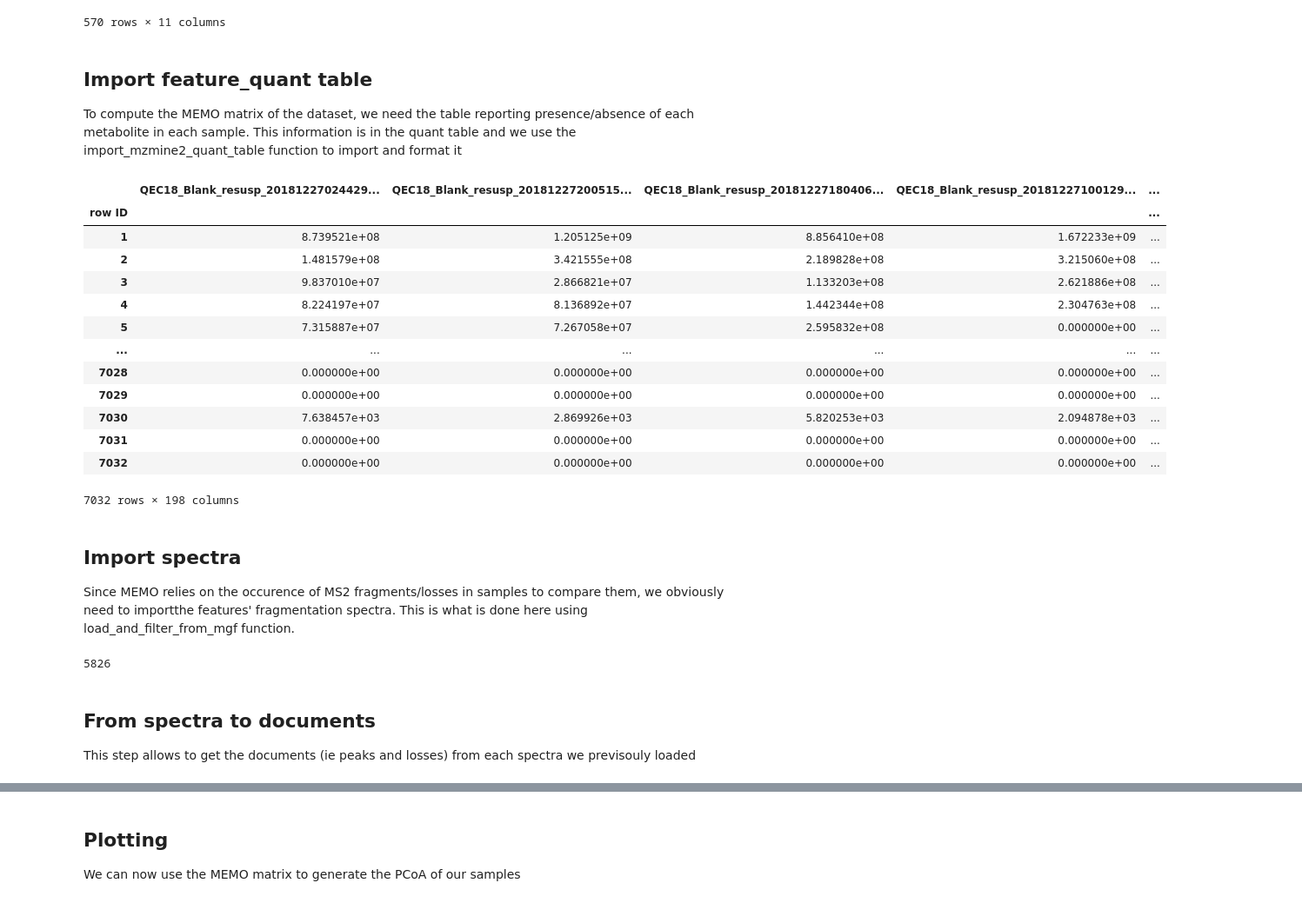
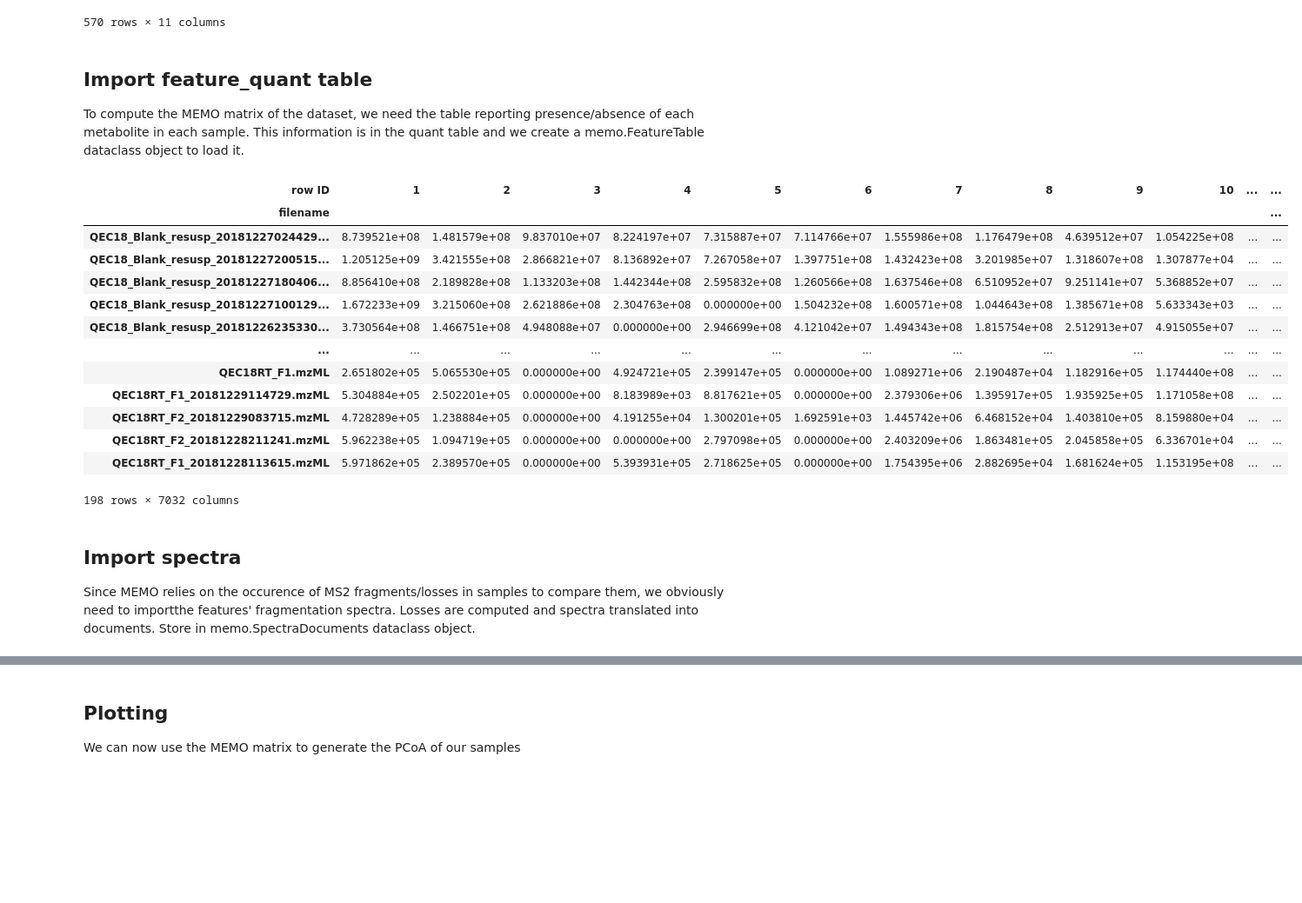
Before and after one commit to mandelbrot-project/memo, a Jupyter notebook: tutorial_memo.ipynb, the cells around one changed output, grey strips where cells are left out. Shown at 87% size. Drawn from its saved outputs; the diff is of its cells as text; code cells hidden in the pictures; blank space fills up the shorter version.

```diff
--- a/tutorial_memo.ipynb
+++ b/tutorial_memo.ipynb
@@ -68,34 +68,25 @@ df_meta
 570 rows × 11 columns
 # %% [markdown]
 ## Import feature_quant table
-To compute the MEMO matrix of the dataset, we need the table reporting presence/absence of each metabolite in each sample. This information is in the quant table and we use the import_mzmine2_quant_table function to import and format it
+To compute the MEMO matrix of the dataset, we need the table reporting presence/absence of each metabolite in each sample. This information is in the quant table and we create a memo.FeatureTable dataclass object to load it.
 # %%
-quant = memo.import_mzmine2_quant_table("data/quantification_table-00000.csv")
-quant
+feat_table_qe = memo.FeatureTable(path="data/quantification_table-00000.csv")
+feat_table_qe.quant_table
 # %% [output]
-|  | QEC18_Blank_resusp_20181227024429... | QEC18_Blank_resusp_20181227200515... | QEC18_Blank_resusp_20181227180406... | QEC18_Blank_resusp_20181227100129... | ... |
-| row ID |  |  |  |  | ... |
-| 1 | 8.739521e+08 | 1.205125e+09 | 8.856410e+08 | 1.672233e+09 | ... |
-| 2 | 1.481579e+08 | 3.421555e+08 | 2.189828e+08 | 3.215060e+08 | ... |
-| 3 | 9.837010e+07 | 2.866821e+07 | 1.133203e+08 | 2.621886e+08 | ... |
-| 4 | 8.224197e+07 | 8.136892e+07 | 1.442344e+08 | 2.304763e+08 | ... |
-| 5 | 7.315887e+07 | 7.267058e+07 | 2.595832e+08 | 0.000000e+00 | ... |
-| ... | ... | ... | ... | ... | ... |
-| 7028 | 0.000000e+00 | 0.000000e+00 | 0.000000e+00 | 0.000000e+00 | ... |
-| 7029 | 0.000000e+00 | 0.000000e+00 | 0.000000e+00 | 0.000000e+00 | ... |
-| 7030 | 7.638457e+03 | 2.869926e+03 | 5.820253e+03 | 2.094878e+03 | ... |
-| 7031 | 0.000000e+00 | 0.000000e+00 | 0.000000e+00 | 0.000000e+00 | ... |
-| 7032 | 0.000000e+00 | 0.000000e+00 | 0.000000e+00 | 0.000000e+00 | ... |
+| row ID | 1 | 2 | 3 | 4 | 5 | 6 | 7 | 8 | 9 | 10 | ... | ... |
+| filename |  |  |  |  |  |  |  |  |  |  |  | ... |
+| QEC18_Blank_resusp_20181227024429... | 8.739521e+08 | 1.481579e+08 | 9.837010e+07 | 8.224197e+07 | 7.315887e+07 | 7.114766e+07 | 1.555986e+08 | 1.176479e+08 | 4.639512e+07 | 1.054225e+08 | ... | ... |
+| QEC18_Blank_resusp_20181227200515... | 1.205125e+09 | 3.421555e+08 | 2.866821e+07 | 8.136892e+07 | 7.267058e+07 | 1.397751e+08 | 1.432423e+08 | 3.201985e+07 | 1.318607e+08 | 1.307877e+04 | ... | ... |
+| QEC18_Blank_resusp_20181227180406... | 8.856410e+08 | 2.189828e+08 | 1.133203e+08 | 1.442344e+08 | 2.595832e+08 | 1.260566e+08 | 1.637546e+08 | 6.510952e+07 | 9.251141e+07 | 5.368852e+07 | ... | ... |
+| QEC18_Blank_resusp_20181227100129... | 1.672233e+09 | 3.215060e+08 | 2.621886e+08 | 2.304763e+08 | 0.000000e+00 | 1.504232e+08 | 1.600571e+08 | 1.044643e+08 | 1.385671e+08 | 5.633343e+03 | ... | ... |
+| QEC18_Blank_resusp_20181226235330... | 3.730564e+08 | 1.466751e+08 | 4.948088e+07 | 0.000000e+00 | 2.946699e+08 | 4.121042e+07 | 1.494343e+08 | 1.815754e+08 | 2.512913e+07 | 4.915055e+07 | ... | ... |
+| ... | ... | ... | ... | ... | ... | ... | ... | ... | ... | ... | ... | ... |
+| QEC18RT_F1.mzML | 2.651802e+05 | 5.065530e+05 | 0.000000e+00 | 4.924721e+05 | 2.399147e+05 | 0.000000e+00 | 1.089271e+06 | 2.190487e+04 | 1.182916e+05 | 1.174440e+08 | ... | ... |
+| QEC18RT_F1_20181229114729.mzML | 5.304884e+05 | 2.502201e+05 | 0.000000e+00 | 8.183989e+03 | 8.817621e+05 | 0.000000e+00 | 2.379306e+06 | 1.395917e+05 | 1.935925e+05 | 1.171058e+08 | ... | ... |
+| QEC18RT_F2_20181229083715.mzML | 4.728289e+05 | 1.238884e+05 | 0.000000e+00 | 4.191255e+04 | 1.300201e+05 | 1.692591e+03 | 1.445742e+06 | 6.468152e+04 | 1.403810e+05 | 8.159880e+04 | ... | ... |
+| QEC18RT_F2_20181228211241.mzML | 5.962238e+05 | 1.094719e+05 | 0.000000e+00 | 0.000000e+00 | 2.797098e+05 | 0.000000e+00 | 2.403209e+06 | 1.863481e+05 | 2.045858e+05 | 6.336701e+04 | ... | ... |
+| QEC18RT_F1_20181228113615.mzML | 5.971862e+05 | 2.389570e+05 | 0.000000e+00 | 5.393931e+05 | 2.718625e+05 | 0.000000e+00 | 1.754395e+06 | 2.882695e+04 | 1.681624e+05 | 1.153195e+08 | ... | ... |
-7032 rows × 198 columns
+198 rows × 7032 columns
 # %% [markdown]
 ## Import spectra
-Since MEMO relies on the occurence of MS2 fragments/losses in samples to compare them, we obviously need to importthe features' fragmentation spectra. This is what is done here using load_and_filter_from_mgf function.
+Since MEMO relies on the occurence of MS2 fragments/losses in samples to compare them, we obviously need to importthe features' fragmentation spectra. Losses are computed and spectra translated into documents. Store in memo.SpectraDocuments dataclass object.
-# %%
-spec = memo.load_and_filter_from_mgf("data/qemistree_specs_ms.mgf", min_relative_intensity = 0.01)
-len(spec)
-# %% [output]
-5826
-# %% [markdown]
-## From spectra to documents
-
-This step allows to get the documents (ie peaks and losses) from each spectra we previsouly loaded
```
Also changed, not shown: parts of 24 cells of this notebook, 9 other files.
